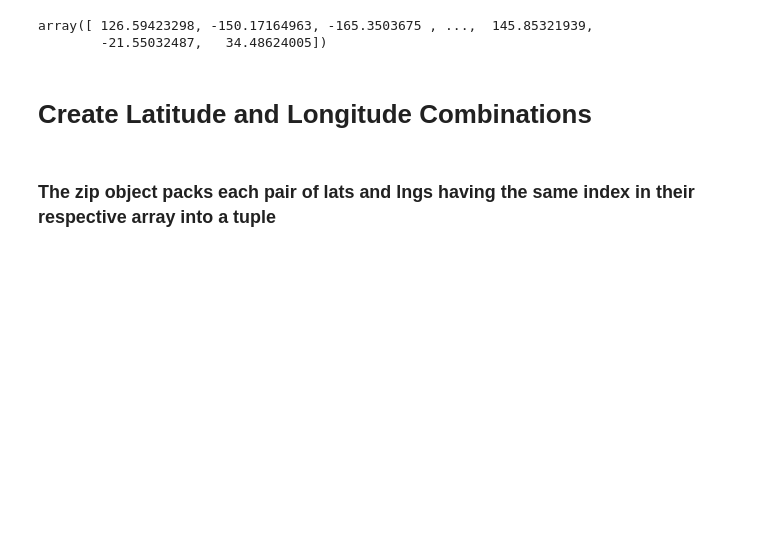
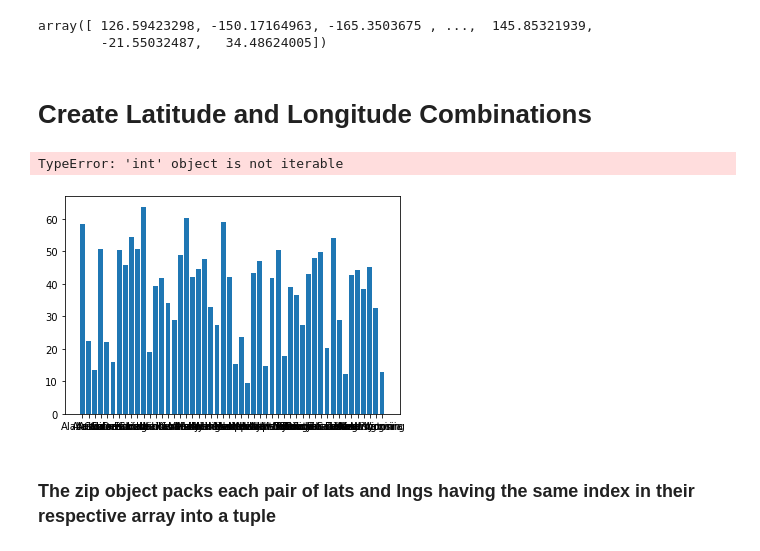
Before and after one commit to Peteresis/World_Weather_Analysis, a Jupyter notebook: WeatherPy.ipynb, the cells around one changed output. Cells and saved outputs as stored; diff of their text form; code cells hidden in the pictures; blank space fills up the shorter version.

```diff
--- a/WeatherPy.ipynb
+++ b/WeatherPy.ipynb
@@ -104,6 +104,37 @@ array([ 126.59423298, -150.17164963, -165.3503675 , ...,  145.85321939,
 import pandas as pd
 import matplotlib.pyplot as plt
 import numpy as np
+# %%
+#import pandas as pd
+
+df = pd.read_csv('avg_rain_state.csv')
+
+
+# Question 10
+
+# Dependencies
+#import pandas as pd
+#import numpy as np
+#import matplotlib.pylot as plt
+
+# Create graph
+x_axis = np.arange(len(df))
+
+tick_locations = [value for value in df["State"]]
+
+#plt.figure(figzize=(20,3))
+
+plt.bar(df["State"], df["Inches"])
+
+plt.xticks(tick_locations,len(df["State"]), rotation='horizontal')
+
+plt.title("Rainin Inches by State")
+plt.xlabel("State")
+plt.ylabel("Rain (Inches)")
+plt.show()
+# %% [output]
+TypeError: 'int' object is not iterable
+[figure, added]
 # %% [markdown]
 ### The zip object packs each pair of lats and lngs having the same index in their respective array into a tuple
 # %%
```
Also changed, not shown: parts of 1 cell of this notebook, 1 other file.
